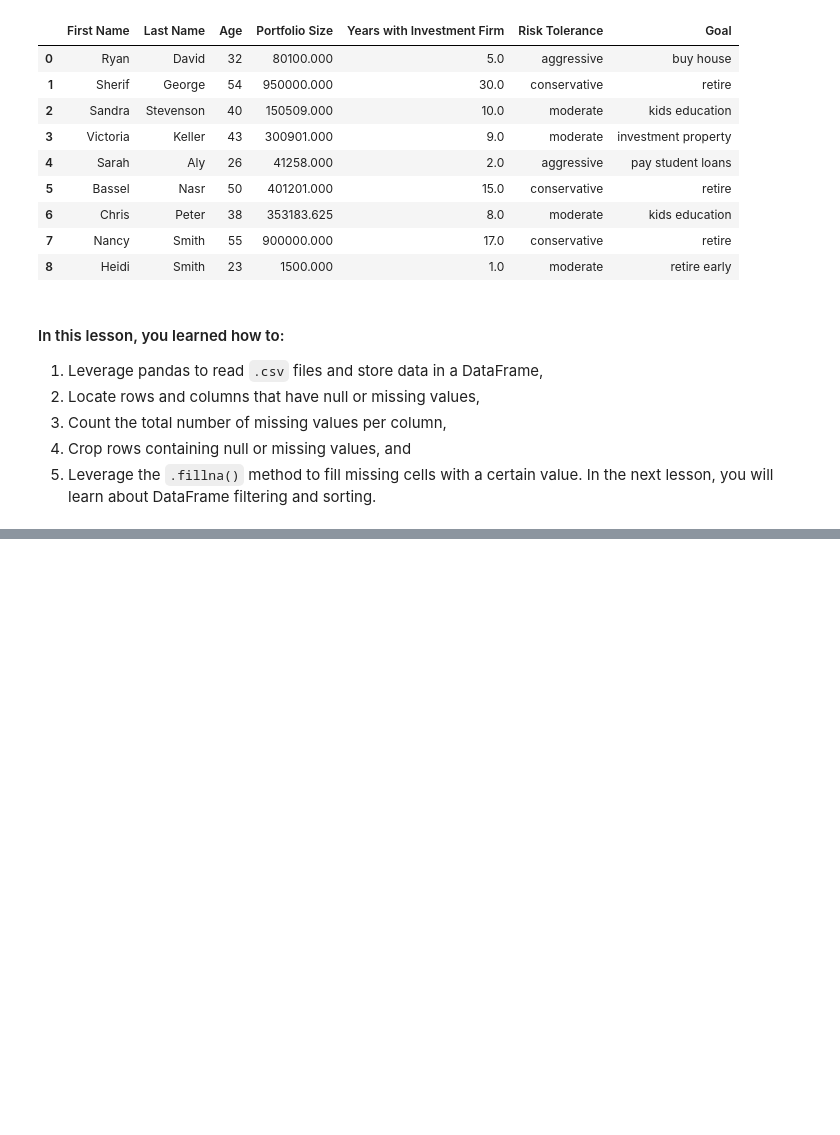
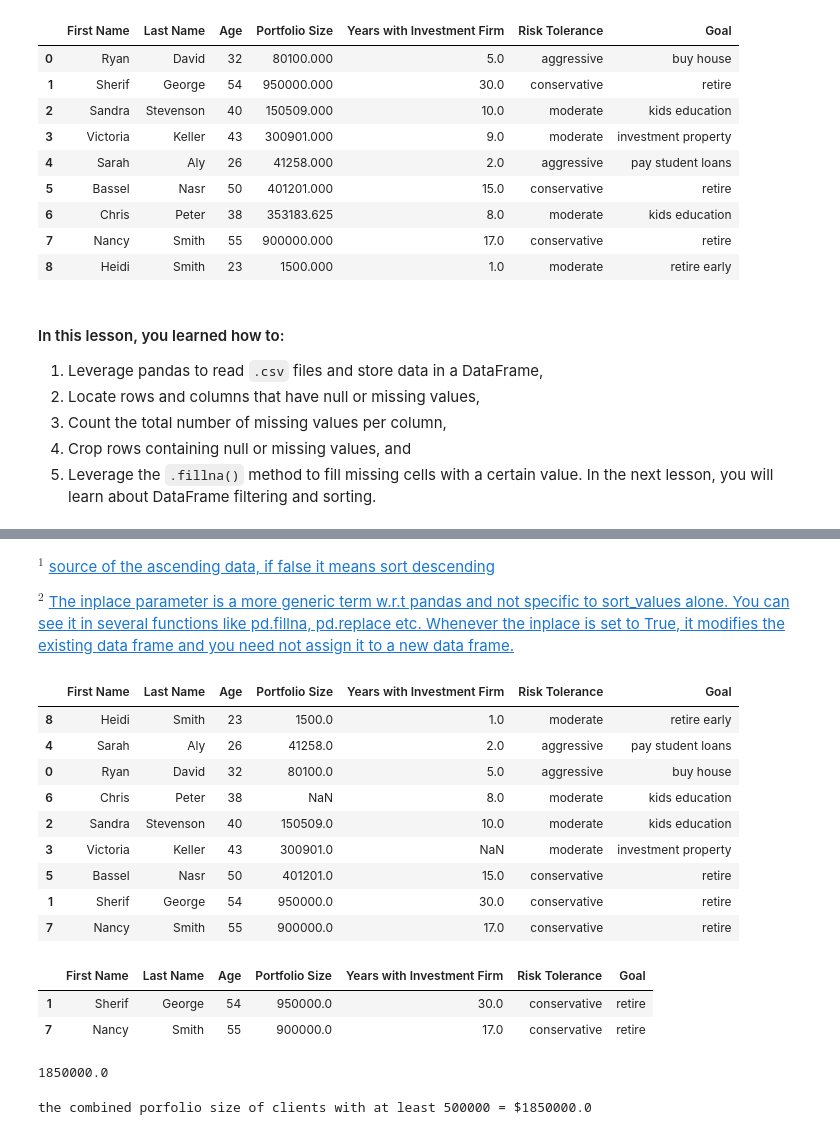
Before and after one commit to PachaTech/CFA-Level-1, a Jupyter notebook: Practical skills python/[PSM] Python CFA I.ipynb, the cells around one changed output, grey strips where cells are left out. Drawn from its saved outputs; the diff is of its cells as text; code cells hidden in the pictures; blank space fills up the shorter version.

```diff
--- a/Practical skills python/[PSM] Python CFA I.ipynb
+++ b/Practical skills python/[PSM] Python CFA I.ipynb
@@ -2277,0 +2395,40 @@ In this lesson, you will learn to:
+# %% [markdown]
+$^1$ [source of the ascending data, if false it means sort descending](https://pandas.pydata.org/docs/reference/api/pandas.DataFrame.sort_values.html)
+
+
+
+$^2$ [The inplace parameter is a more generic term w.r.t pandas and not specific to sort_values alone. You can see it in several functions like pd.fillna, pd.replace etc. Whenever the inplace is set to True, it modifies the existing data frame and you need not assign it to a new data frame.](https://stackoverflow.com/questions/41776801/in-place-sort-values-in-pandas-what-does-it-exactly-mean)
+# %%
+# You can sort the values in the dataframe according to the portfolio size
+# Use inplace=True to store in the memory
+# Use ascending=True to make sure it's youngest first
+investor_df.sort_values(by = 'Age', ascending=True, inplace = True)
+investor_df
+# %% [output]
+|  | First Name | Last Name | Age | Portfolio Size | Years with Investment Firm | Risk Tolerance | Goal |
+| 8 | Heidi | Smith | 23 | 1500.0 | 1.0 | moderate | retire early |
+| 4 | Sarah | Aly | 26 | 41258.0 | 2.0 | aggressive | pay student loans |
+| 0 | Ryan | David | 32 | 80100.0 | 5.0 | aggressive | buy house |
+| 6 | Chris | Peter | 38 | NaN | 8.0 | moderate | kids education |
+| 2 | Sandra | Stevenson | 40 | 150509.0 | 10.0 | moderate | kids education |
+| 3 | Victoria | Keller | 43 | 300901.0 | NaN | moderate | investment property |
+| 5 | Bassel | Nasr | 50 | 401201.0 | 15.0 | conservative | retire |
+| 1 | Sherif | George | 54 | 950000.0 | 30.0 | conservative | retire |
+| 7 | Nancy | Smith | 55 | 900000.0 | 17.0 | conservative | retire |
+# %%
+# Define high networth dataframe of clients with cut off of min of >= 500,000
+high_networth_df = investor_df[investor_df['Portfolio Size'] >= 500000]
+high_networth_df
+# %% [output]
+|  | First Name | Last Name | Age | Portfolio Size | Years with Investment Firm | Risk Tolerance | Goal |
+| 1 | Sherif | George | 54 | 950000.0 | 30.0 | conservative | retire |
+| 7 | Nancy | Smith | 55 | 900000.0 | 17.0 | conservative | retire |
+# %%
+# Sum the total networth of high net worth employees
+high_networth_df['Portfolio Size'].sum()
+# %% [output]
+1850000.0
+# %%
+print('the combined porfolio size of clients with at least 500000 = ${}'.format(high_networth_df['Portfolio Size'].sum()))
+# %% [output]
+the combined porfolio size of clients with at least 500000 = $1850000.0
```
Also changed, not shown: parts of 14 cells of this notebook.
